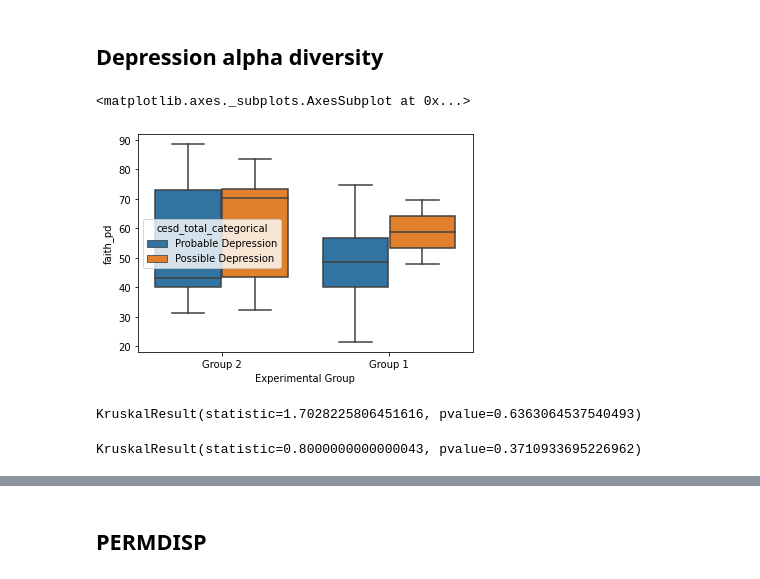
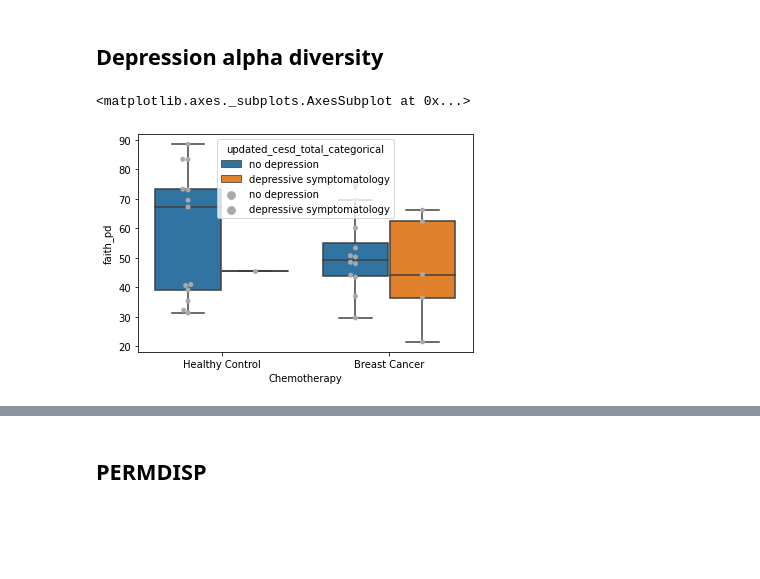
Before and after one commit to sterrettJD/Chemobrain, a Jupyter notebook: Final figs and additional analyses.ipynb, the cells around one changed output, grey strips where cells are left out. Cells and saved outputs as stored; diff of their text form; code cells hidden in the pictures; blank space fills up the shorter version.

Commit message:
update ces-d and faith fig and correlation

```diff
--- a/Final figs and additional analyses.ipynb
+++ b/Final figs and additional analyses.ipynb
@@ -392,39 +397,30 @@ spearmanr(akkermansia_time["Time difference"],
 SpearmanrResult(correlation=0.21869328378394914, pvalue=0.47286762074199706)
 # %% [markdown]
 ## Depression alpha diversity
+# %%
+metadata["updated_cesd_total_categorical"] = metadata["Updated CES-D"].apply(lambda x: "depressive symptomatology" if x>=16 else "no depression")
 # %%
-chemo_cesd_faith = pd.concat([metadata[["cesd_total_categorical", "Chemotherapy"]],
+chemo_cesd_faith = pd.concat([metadata[["updated_cesd_total_categorical", "Chemotherapy", "Updated CES-D"]],
                               faith_pd],
                              axis=1).dropna()
 chemo_cesd_faith["Experimental Group"] = chemo_cesd_faith["Chemotherapy"].apply(lambda x: grp_mapper[x])
-# %%
-sns.boxplot(y="faith_pd",
-            x="Experimental Group",
-            hue="cesd_total_categorical",
-            data=chemo_cesd_faith)
-# %% [output]
-<matplotlib.axes._subplots.AxesSubplot at 0x...>
-[figure, removed]
-# %%
-A = "Breast Cancer"
-B = "Healthy Control"
-X = "Probable Depression"
-Y = "Possible Depression"
-
-AX = chemo_cesd_faith.loc[(chemo_cesd_faith["Chemotherapy"]==A) & (chemo_cesd_faith["cesd_total_categorical"]==X)]
-AY = chemo_cesd_faith.loc[(chemo_cesd_faith["Chemotherapy"]==A) & (chemo_cesd_faith["cesd_total_categorical"]==Y)]
-BX = chemo_cesd_faith.loc[(chemo_cesd_faith["Chemotherapy"]==B) & (chemo_cesd_faith["cesd_total_categorical"]==X)]
-BY = chemo_cesd_faith.loc[(chemo_cesd_faith["Chemotherapy"]==B) & (chemo_cesd_faith["cesd_total_categorical"]==Y)]
-
-kruskal(AX["faith_pd"],
-        AY["faith_pd"],
-        BX["faith_pd"],
-        BY["faith_pd"])
-# %% [output]
-KruskalResult(statistic=1.7028225806451616, pvalue=0.6363064537540493)
-# %%
-#within breast cancer
-kruskal(AX["faith_pd"],
-        AY["faith_pd"])
-# %% [output]
-KruskalResult(statistic=0.8000000000000043, pvalue=0.3710933695226962)
+# %%
+font = {'size'   : 10}
+
+matplotlib.rc('font', **font)
+
+ax = sns.boxplot(y="faith_pd",
+            x="Chemotherapy",
+            hue="updated_cesd_total_categorical",
+            data=chemo_cesd_faith)
+
+sns.swarmplot(y="faith_pd",
+            x="Chemotherapy",
+            hue="updated_cesd_total_categorical",
+            dodge=True,
+            palette=["darkgrey"],
+            data=chemo_cesd_faith,
+            ax=ax)
+# %% [output]
+<matplotlib.axes._subplots.AxesSubplot at 0x...>
+[figure, added]
```
Also changed, not shown: parts of 9 cells of this notebook.
